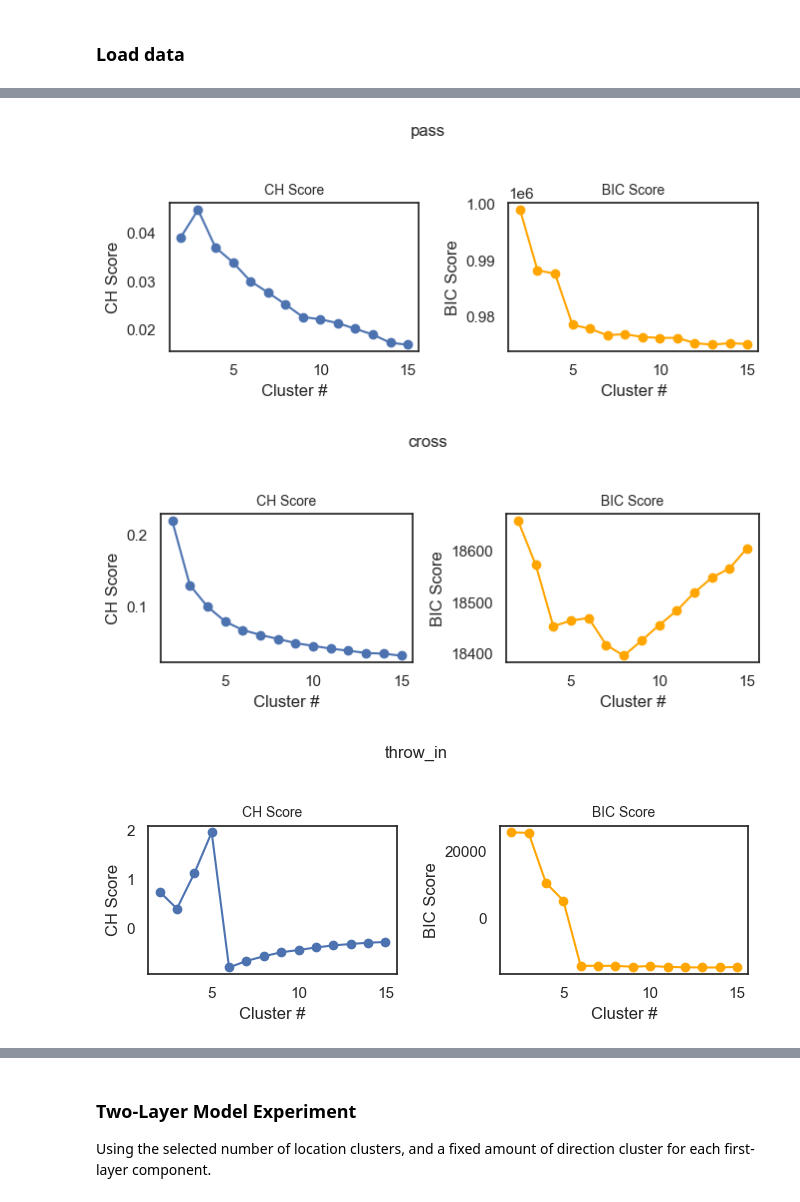
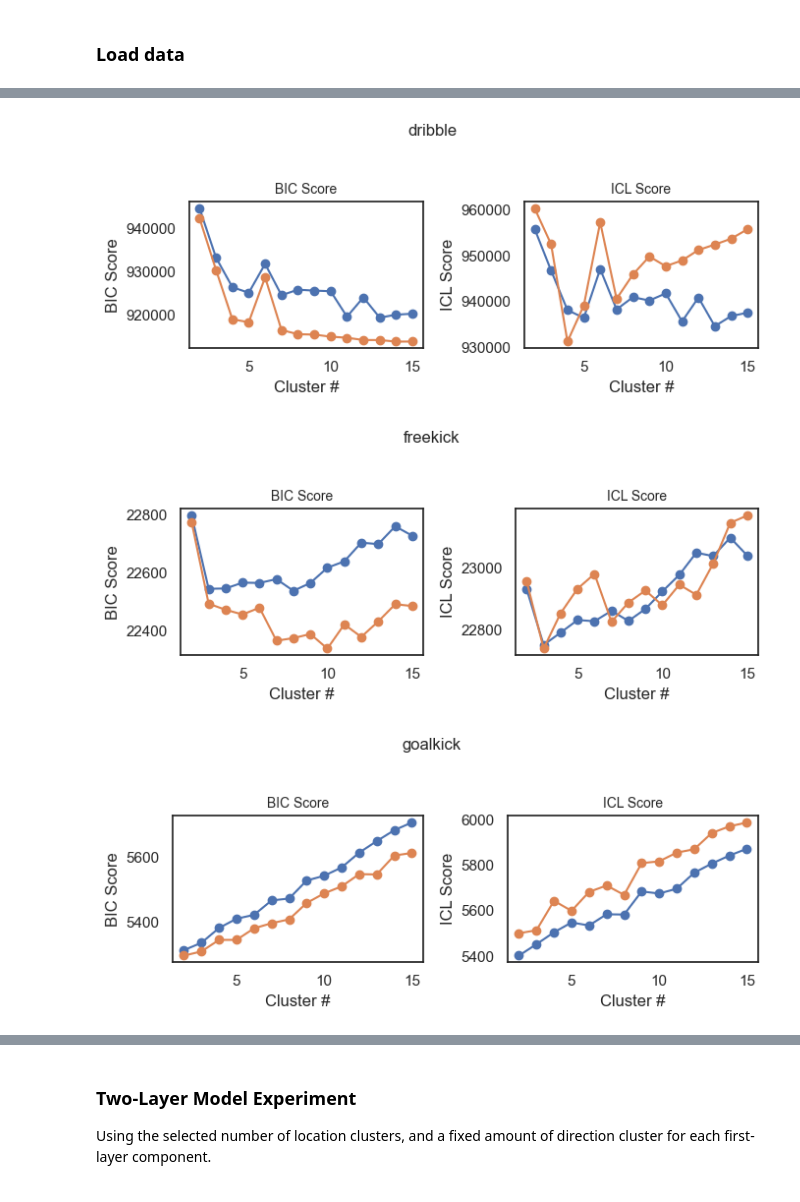
Before and after one commit to Joaquin-Garay/soccer-infogeo, a Jupyter notebook: 05-experiment.ipynb, the cells around one changed output, grey strips where cells are left out. Cells and saved outputs as stored; diff of their text form; code cells hidden in the pictures.

```diff
--- a/05-experiment.ipynb
+++ b/05-experiment.ipynb
@@ -56,6 +53,6 @@ There are 10 action types that are to be clustered using Gaussian mixture distri
 # select actions type to run location soft clustering
 # shot penalty has always the same starting point
 no_dir_action_types = set(actions[actions["angle"] == 0.0]["type_name"])
-action_types = set(actions["type_name"]) - no_dir_action_types - {"shot_penalty"}
+action_types = sorted(set(actions["type_name"]) - no_dir_action_types - {"shot_penalty"})
 action_types
 # %% [output]
@@ -134,29 +150,28 @@ df = loc_scores.sort_values(by=["action_type", "ch_score"], ascending=[True, Fal
 # %%
-# Filter CH scores
-loc_scores_filtered = loc_scores[(loc_scores["model"] == "classic")
-                                 & (loc_scores["initialization"] == "k-means")
-    # & (loc_scores["ch_score"] <= 2)
-    # & (loc_scores["ch_score"] > 0)
-                                 ]
-
 # Loop through each action_type and make a (1,2) plot per type
+action_types = action_types
 for action_type in action_types:
     fig, axes = plt.subplots(1, 2, figsize=(7, 3))
     fig.suptitle(f"{action_type}", fontsize=12)
 
-    # CH Score subplot
-    ch_data = loc_scores_filtered[loc_scores_filtered["action_type"] == action_type]
-    axes[0].plot(ch_data["cluster_nbr"], ch_data["ch_score"], marker="o")
-    axes[0].set_title("CH Score", fontsize=10)
-    axes[0].set_xlabel("Cluster #")
-    axes[0].set_ylabel("CH Score")
+    c_step_mask = ((loc_scores["action_type"] == action_type) &
+                   (loc_scores["c_step"] == True))
+    no_c_step_mask = ((loc_scores["action_type"] == action_type) &
+                      (loc_scores["c_step"] == False))
 
     # BIC Score subplot
-    bic_data = loc_scores[(loc_scores["action_type"] == action_type)]
-    axes[1].plot(bic_data["cluster_nbr"], bic_data["bic_score"], marker="o", color="orange")
-    axes[1].set_title("BIC Score", fontsize=10)
+    axes[0].plot(loc_scores[c_step_mask]["cluster_nbr"], loc_scores[c_step_mask]["bic"], marker="o")
+    axes[0].plot(loc_scores[no_c_step_mask]["cluster_nbr"], loc_scores[no_c_step_mask]["bic"], marker="o")
+    axes[0].set_title("BIC Score", fontsize=10)
+    axes[0].set_xlabel("Cluster #")
+    axes[0].set_ylabel("BIC Score")
+
+    # ICL Score subplot
+    axes[1].plot(loc_scores[c_step_mask]["cluster_nbr"], loc_scores[c_step_mask]["completed_bic"], marker="o")
+    axes[1].plot(loc_scores[no_c_step_mask]["cluster_nbr"], loc_scores[no_c_step_mask]["completed_bic"], marker="o")
+    axes[1].set_title("ICL Score", fontsize=10)
     axes[1].set_xlabel("Cluster #")
-    axes[1].set_ylabel("BIC Score")
+    axes[1].set_ylabel("ICL Score")
 
     plt.tight_layout(rect=(0.0, 0.0, 1.0, 0.95))
     plt.show()
@@ -167,3 +182,3 @@ for action_type in action_types:
-[figure, old version]
+[figure, new version]
-[figure, old version]
+[figure, new version]
-[figure, old version]
+[figure, new version]
```
Also changed, not shown: parts of 25 cells of this notebook, 7 other files.
